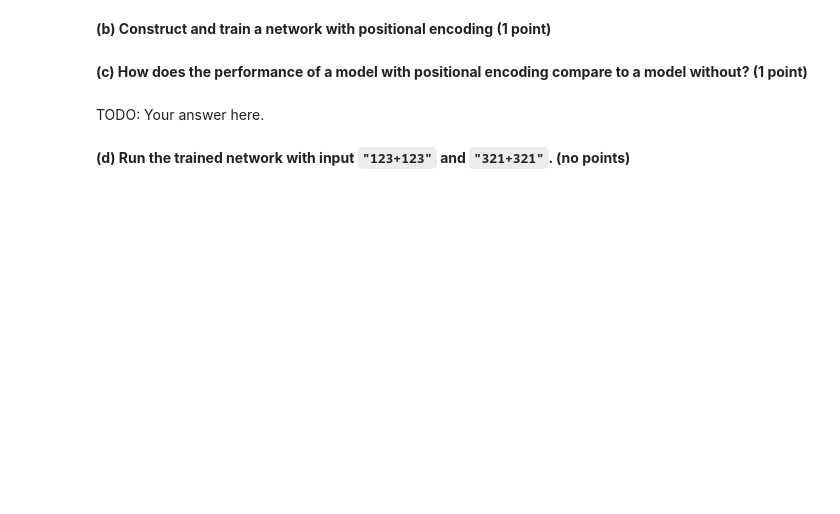
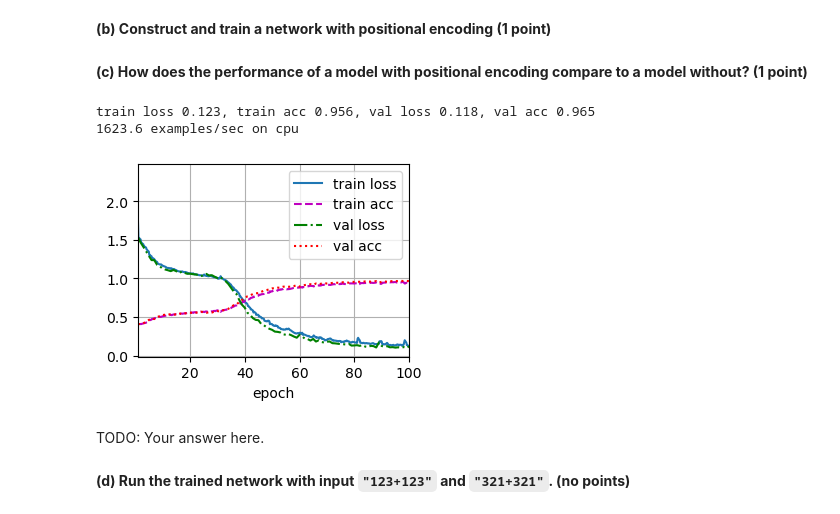
Before and after one commit to aschroede/RU-Deep-Learning, a Jupyter notebook: Assignment 6/dl-assignment-6.ipynb, the cells around one changed output. Saved outputs shown, nothing was run; the diff lists cells and outputs as text; code cells hidden in the pictures; blank space fills up the shorter version.

```diff
--- a/Assignment 6/dl-assignment-6.ipynb
+++ b/Assignment 6/dl-assignment-6.ipynb
@@ -828,5 +942,13 @@ net_pos = ...
+# %%
+net_pos = TransformerNetwork(positional_encoding=True)
 # %% [markdown]
 **(c) How does the performance of a model with positional encoding compare to a model without?<span style="float:right"> (1 point)</span>**
+# %%
+train(net_pos, data_loaders, num_epochs=100, lr=0.001)
+# %% [output]
+train loss 0.123, train acc 0.956, val loss 0.118, val acc 0.965
+1623.6 examples/sec on cpu
+[figure, added]
 # %% [markdown]
 TODO: Your answer here.
 # %% [markdown]
```
Also changed, not shown: parts of 20 cells of this notebook.
